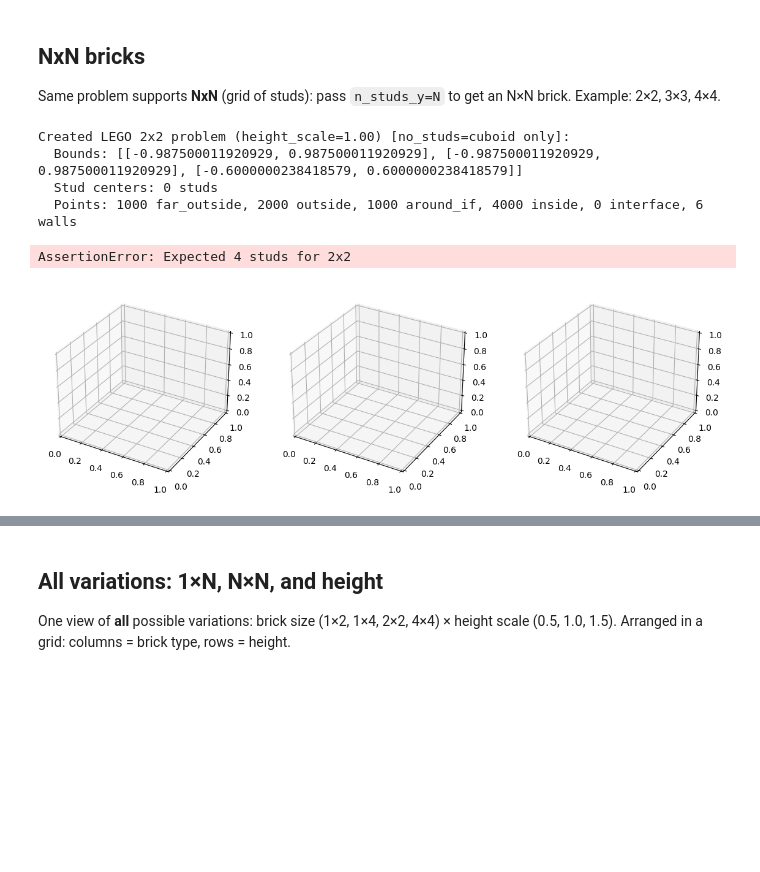
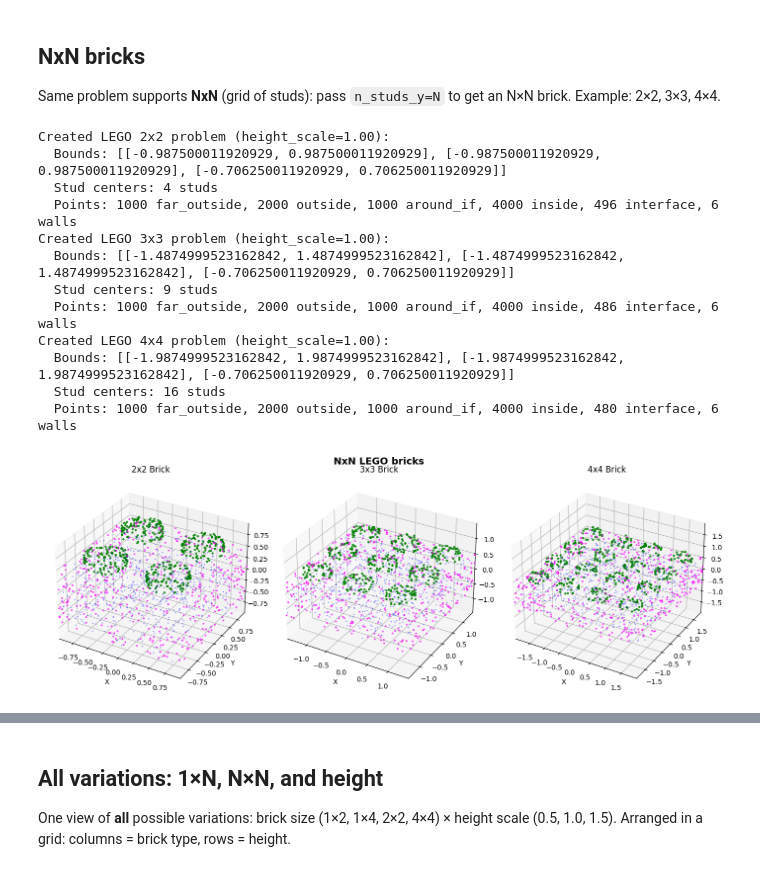
Before and after one commit to Dalu1234/GINNs-Geometry-informed-Neural-Networks, a Jupyter notebook: notebooks/lego_constraint_visualization.ipynb, the cells around one changed output, grey strips where cells are left out. Cells and saved outputs as stored; diff of their text form; code cells hidden in the pictures; blank space fills up the shorter version.

```diff
--- a/notebooks/lego_constraint_visualization.ipynb
+++ b/notebooks/lego_constraint_visualization.ipynb
@@ -28,6 +28,7 @@ from GINN.problems.problem_lego_1xN import ProblemLego1xN
 problem = ProblemLego1xN(
     nx=3,
     n_studs=4,
+    no_studs=False,
     n_points_envelope=2000,
     n_points_interfaces=1000,
     n_points_domain=3000
@@ -325,6 +326,7 @@ try:
     for h_scale, x_off, color, name in zip(height_scales, x_offsets, colors, names):
         prob = ProblemLego1xN(
             nx=3, n_studs=4,
+            no_studs=False,
             n_points_envelope=800, n_points_interfaces=500, n_points_domain=1500,
             height_scale=h_scale
         )
@@ -377,6 +379,7 @@ for i, n_studs in enumerate([1, 2, 4, 8]):
     prob = ProblemLego1xN(
         nx=3,
         n_studs=n_studs,
+        no_studs=False,
         n_points_envelope=1000,
         n_points_interfaces=500,
         n_points_domain=2000
@@ -444,39 +447,47 @@ Same problem supports **NxN** (grid of studs): pass `n_studs_y=N` to get an N×N
 # %%
 # NxN bricks: 2x2, 3x3, 4x4 (pass n_studs_y=N to get NxN grid of studs)
 import importlib
 import GINN.problems.problem_lego_1xN as _lego_mod
 importlib.reload(_lego_mod)  # ensure latest NxN support is loaded
 from GINN.problems.problem_lego_1xN import ProblemLego1xN
 
 fig, axes = plt.subplots(1, 3, subplot_kw={'projection': '3d'}, figsize=(14, 5))
 for idx, N in enumerate([2, 3, 4]):
     prob = ProblemLego1xN(
         nx=3, n_studs=N, n_studs_y=N,  # NxN grid (not 1xN)
+        no_studs=False,
         n_points_envelope=1000, n_points_interfaces=500, n_points_domain=2000
     )
     # NxN should have N*N studs (e.g. 2x2 -> 4 studs)
     assert len(prob.stud_centers) == N * N, f"Expected {N*N} studs for {N}x{N}"
     pts = prob.constr_pts_dict['inside_envelope']
     interface = prob.constr_pts_dict['interface']
     walls = prob.constr_pts_dict['walls']
     ax = axes[idx]
     ax.scatter(pts[::3, 0], pts[::3, 1], pts[::3, 2], c='blue', s=1, alpha=0.3)
     ax.scatter(interface[:, 0], interface[:, 1], interface[:, 2], c='green', s=5, alpha=0.8)
     ax.scatter(walls[:, 0], walls[:, 1], walls[:, 2], c='magenta', s=3, alpha=0.6)
     ax.set_title(f'{N}x{N} Brick')
     ax.set_xlabel('X'); ax.set_ylabel('Y'); ax.set_zlabel('Z')
     half = max(prob.bounds[0, 1].item() - prob.bounds[0, 0].item(), prob.bounds[1, 1].item() - prob.bounds[1, 0].item()) / 2
     ax.set_xlim(-half, half); ax.set_ylim(-half, half); ax.set_zlim(-half, half)
 plt.suptitle('NxN LEGO bricks', fontsize=14, fontweight='bold')
 plt.tight_layout()
 plt.show()
 # %% [output]
-Created LEGO 2x2 problem (height_scale=1.00) [no_studs=cuboid only]:
-  Bounds: [[-0.987500011920929, 0.987500011920929], [-0.987500011920929, 0.987500011920929], [-0.6000000238418579, 0.6000000238418579]]
-  Stud centers: 0 studs
-  Points: 1000 far_outside, 2000 outside, 1000 around_if, 4000 inside, 0 interface, 6 walls
+Created LEGO 2x2 problem (height_scale=1.00):
+  Bounds: [[-0.987500011920929, 0.987500011920929], [-0.987500011920929, 0.987500011920929], [-0.706250011920929, 0.706250011920929]]
+  Stud centers: 4 studs
+  Points: 1000 far_outside, 2000 outside, 1000 around_if, 4000 inside, 496 interface, 6 walls
+Created LEGO 3x3 problem (height_scale=1.00):
+  Bounds: [[-1.4874999523162842, 1.4874999523162842], [-1.4874999523162842, 1.4874999523162842], [-0.706250011920929, 0.706250011920929]]
+  Stud centers: 9 studs
+  Points: 1000 far_outside, 2000 outside, 1000 around_if, 4000 inside, 486 interface, 6 walls
+Created LEGO 4x4 problem (height_scale=1.00):
+  Bounds: [[-1.9874999523162842, 1.9874999523162842], [-1.9874999523162842, 1.9874999523162842], [-0.706250011920929, 0.706250011920929]]
+  Stud centers: 16 studs
+  Points: 1000 far_outside, 2000 outside, 1000 around_if, 4000 inside, 480 interface, 6 walls
-AssertionError: Expected 4 studs for 2x2
-[figure, old version]
+[figure, new version]
 # %%
 # NxN bricks in k3d (interactive): 2x2, 3x3, 4x4 side-by-side. Run the cell that defines create_lego_mesh first.
 import importlib
```
Also changed, not shown: parts of 9 cells of this notebook, 6 other files.
